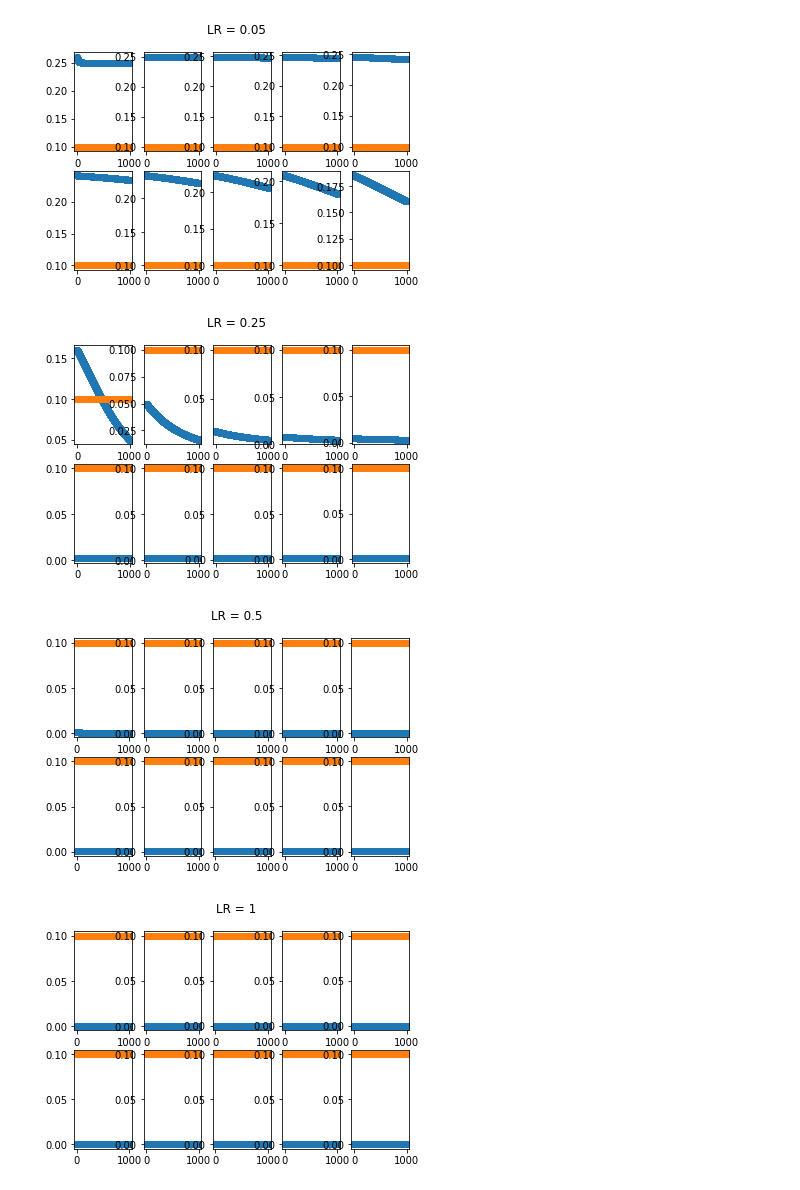
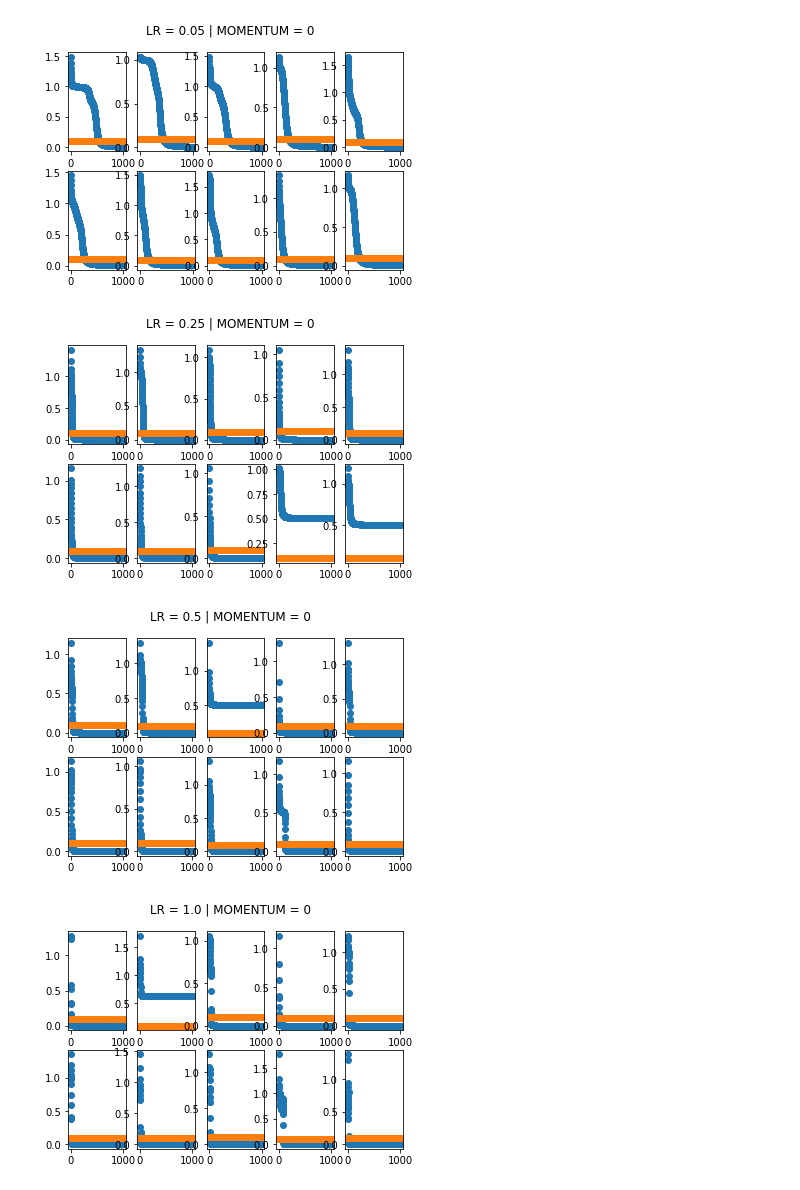
Before and after one commit to Krfld/ISEL-IASC, a Jupyter notebook: Objetivo 1/1_a.ipynb, the cells around one changed output. Drawn from its saved outputs; the diff is of its cells as text; code cells hidden in the pictures.

```diff
--- a/Objetivo 1/1_a.ipynb
+++ b/Objetivo 1/1_a.ipynb
@@ -6,53 +6,53 @@ from keras.layers.core import Dense
 from keras import activations
 from keras import optimizers
 
 EPOCHS = 1000
 
-HL_NEURONS = 8
-LR = [0.05, 0.25, 0.5, 1, 2]
+HL_NEURONS = 2
+LR = np.array([0.05, 0.25, 0.5, 1, 2])
 
-ACTIVATION = activations.sigmoid
-MOMENTUUM = 0
-SHUFFLE = True
+ACTIVATION = activations.tanh
+MOMENTUM = 0
+SHUFFLE = False
 
 LOSS_TARGET = 0.1
 
 # the four different states of the XOR gate
-training_data = np.array([[0, 0], [0, 1], [1, 0], [1, 1]])
+training_data = np.array([[-1, -1], [-1, 1], [1, -1], [1, 1]])
 
 # the four expected results in the same order
-target_data = np.array([[0], [1], [1], [0]])
+target_data = np.array([[-1], [1], [1], [-1]])
 
-model = Sequential()
-model.add(Dense(HL_NEURONS, input_dim=2, activation=ACTIVATION))
-model.add(Dense(1, activation=ACTIVATION))
+loss_target = np.array([LOSS_TARGET for i in range(EPOCHS)])
 
 for k in range(len(LR)):
     fig, plots = plt.subplots(2, 5)
-    fig.suptitle('LR = ' + str(LR[k]))
+    fig.suptitle(f'LR = {LR[k]} | MOMENTUM = {MOMENTUM}')
     for i in range(2):
         for j in range(5):
+            model = Sequential()
+            model.add(Dense(HL_NEURONS, input_dim=2, activation=ACTIVATION))
+            model.add(Dense(1, activation=ACTIVATION))
+
             model.compile(loss='mean_squared_error',
                           optimizer=optimizers.gradient_descent_v2.SGD(
                               learning_rate=LR[k],
-                              momentum=MOMENTUUM),
+                              momentum=MOMENTUM),
                           metrics=None)
 
             history = model.fit(training_data,
                                 target_data,
                                 shuffle=SHUFFLE,
                                 epochs=EPOCHS,
-                                verbose=None)
+                                verbose=None,
+                                use_multiprocessing=True)
 
-            # print(model.predict(training_data).round())
+            plots[i, j].plot(np.array(history.history['loss']), 'o')
+            plots[i, j].plot(loss_target, 'o')
 
-            plots[i, j].plot(history.history['loss'], 'o')
-            plots[i, j].plot([LOSS_TARGET for i in range(EPOCHS)], 'o')
-            # plt.savefig('last.png')
-
-    plt.show()
+plt.show()
 # %% [output]
-[figure, old version]
+[figure, new version]
-[figure, old version]
+[figure, new version]
-[figure, old version]
+[figure, new version]
-[figure, old version]
+[figure, new version]
```
Also changed, not shown: parts of 1 cell of this notebook, 2 other files.
